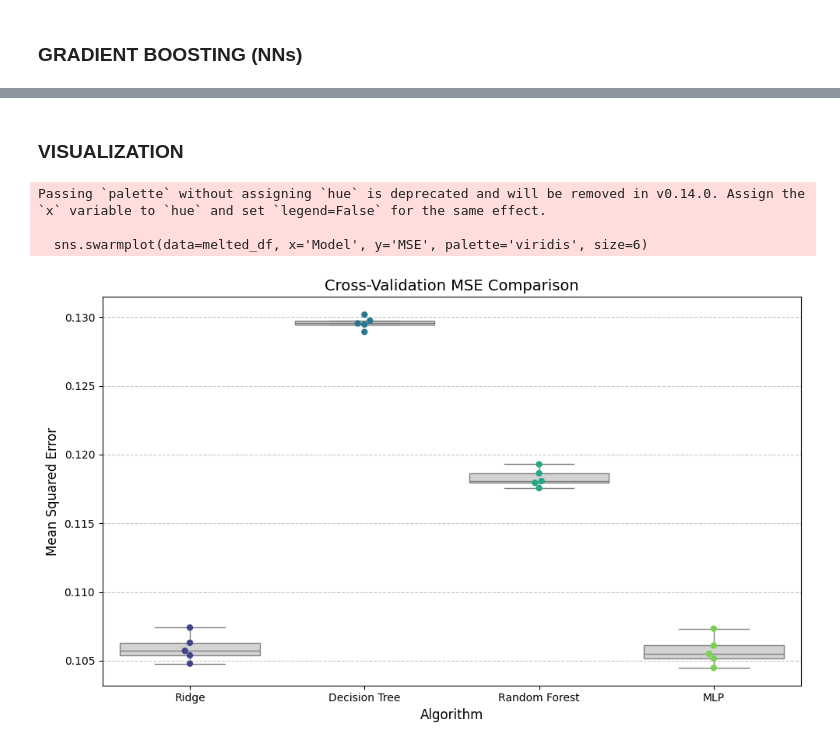
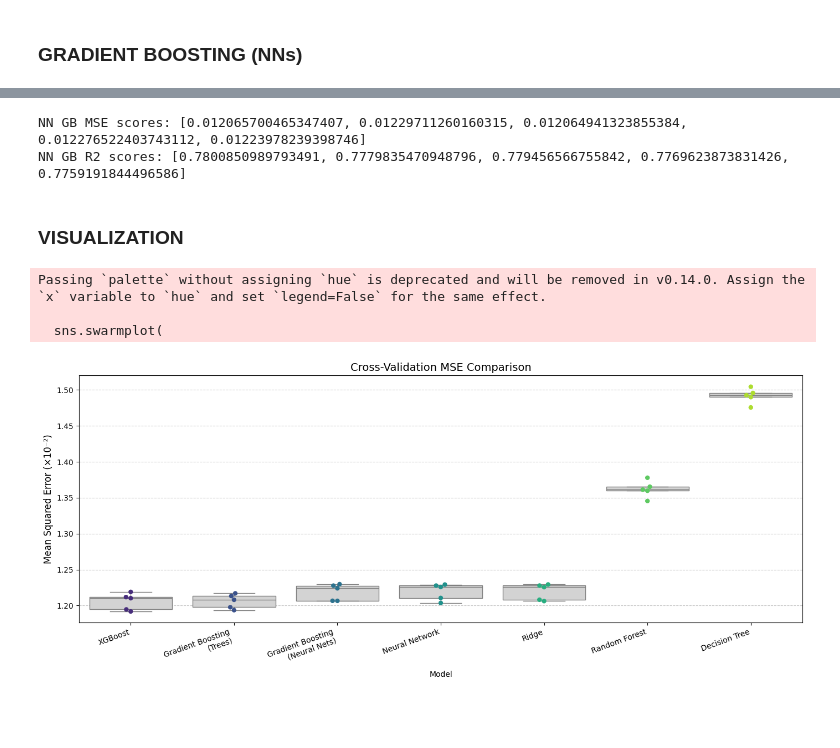
Before and after one commit to oriolraventost/gradient-boosting-implementation, a Jupyter notebook: notebooks/scores.ipynb, the cells around one changed output, grey strips where cells are left out. Cells and saved outputs as stored; diff of their text form; code cells hidden in the pictures; blank space fills up the shorter version.

Commit message:
Regression models report completed. Change processing to MinMaxScaler and OHE configuration.

```diff
--- a/notebooks/scores.ipynb
+++ b/notebooks/scores.ipynb
@@ -335,6 +379,8 @@ for train_idx, valid_idx in kf.split(raw_train):
 # %% [markdown]
 ### XGBOOST
 # %%
+%%time
+
 xgb_mse_scores = []
 xgb_r2_scores = []
 xgb_oof_preds = np.zeros(len(raw_train))
@@ -358,7 +404,7 @@ for train_idx, valid_idx in kf.split(raw_train):
         early_stopping_rounds=25
     )
 
-    xgb.fit(X_train.values, y_train.values, eval_set=[(X_valid.values, y_valid.values)])
+    xgb.fit(X_train.values, y_train.values, eval_set=[(X_valid.values, y_valid.values)], verbose=False)
 
     preds = xgb.predict(X_valid.values).ravel()
     xgb_oof_preds[valid_idx] = preds
@@ -391,6 +433,8 @@ for train_idx, valid_idx in kf.split(raw_train):
 # %% [markdown]
 ### GRADIENT BOOSTING (NNs)
 # %%
+%%time
+
 nn_gb_mse_scores = []
 nn_gb_r2_scores = []
 nn_gb_oof_preds = np.zeros(len(raw_train))
@@ -408,8 +452,8 @@ for train_idx, valid_idx in kf.split(raw_train):
     nn_gb = GBRegressor(
         n_estimators=1000,
         learning_rate=0.5,
-        subsample=0.8,
-        colsample_bytree=0.8,
+        subsample=1.0,
+        colsample_bytree=1.0,
         reg_lambda=0.5,
         early_stopping_rounds=10,
         weak_learner_key="neural_network",
@@ -436,35 +503,74 @@ for train_idx, valid_idx in kf.split(raw_train):
+# %%
+print("NN GB MSE scores:", nn_gb_mse_scores)
+print("NN GB R2 scores:", nn_gb_r2_scores)
+# %% [output]
+NN GB MSE scores: [0.012065700465347407, 0.01229711260160315, 0.012064941323855384, 0.012276522403743112, 0.01223978239398746]
+NN GB R2 scores: [0.7800850989793491, 0.7779835470948796, 0.779456566755842, 0.7769623873831426, 0.7759191844496586]
 # %% [markdown]
 ### VISUALIZATION
 # %%
-# 1. Prepare the data for Seaborn (Long-format)
+# 1. Prepare data
 results_df = pd.DataFrame({
     'Ridge': ridge_mse_scores,
     'Decision Tree': dt_mse_scores,
     'Random Forest': rf_mse_scores,
-    'MLP': mlp_mse_scores
+    'Neural Network': mlp_mse_scores,
+    "GB (Decision Trees)": gb_mse_scores,
+    'XGBoost': xgb_mse_scores,
+    'GB (Neural Networks)': nn_gb_mse_scores
 })
 
-# Melt the dataframe so it has two columns: 'Model' and 'MSE'
 melted_df = results_df.melt(var_name='Model', value_name='MSE')
 
-# 2. Plotting
-plt.figure(figsize=(10, 6))
+# 2. Rename with clean multi-line labels
+melted_df['Model'] = melted_df['Model'].replace({
+    "GB (Decision Trees)": "Gradient Boosting\n(Decision Trees)",
+    "GB (Neural Networks)": "Gradient Boosting\n(Neural Networks)"
+})
 
-# Add a boxplot to show the quartiles/median
-sns.boxplot(data=melted_df, x='Model', y='MSE', color='lightgray', showfliers=False)
+# 3. Order models by mean MSE (best → worst)
+model_order = (
+    melted_df.groupby('Model')['MSE']
+    .mean()
+    .sort_values()
+    .index
+)
 
-# Overlay the swarmplot to show the individual fold scores
-sns.swarmplot(data=melted_df, x='Model', y='MSE', palette='viridis', size=6)
+# 4. Plot
+plt.figure(figsize=(14, 6))
 
+sns.boxplot(
+    data=melted_df,
+    x='Model',
+    y='MSE',
+    order=model_order,
+    color='lightgray',
+    showfliers=False
+)
+
+sns.swarmplot(
+    data=melted_df,
+    x='Model',
+    y='MSE',
+    order=model_order,
+    palette='viridis',
+    size=6
+)
+
+# 5. Y-axis in 10^-2 scale
+ax = plt.gca()
+ax.yaxis.set_major_formatter(ticker.FuncFormatter(lambda x, _: f'{x*1e2:.2f}'))
+plt.ylabel('Mean Squared Error (×10⁻²)', fontsize=12)
+
+# 6. Clean styling
+plt.xticks(rotation=20, ha='right')
 plt.title('Cross-Validation MSE Comparison', fontsize=14)
-plt.ylabel('Mean Squared Error', fontsize=12)
-plt.xlabel('Algorithm', fontsize=12)
 plt.grid(axis='y', linestyle='--', alpha=0.7)
 
 plt.tight_layout()
 plt.show()
 # %% [output]
 Passing `palette` without assigning `hue` is deprecated and will be removed in v0.14.0. Assign the `x` variable to `hue` and set `legend=False` for the same effect.
 
-  sns.swarmplot(data=melted_df, x='Model', y='MSE', palette='viridis', size=6)
+  sns.swarmplot(
-[figure, old version]
+[figure, new version]
```
Also changed, not shown: parts of 15 cells of this notebook, 1 other file.
